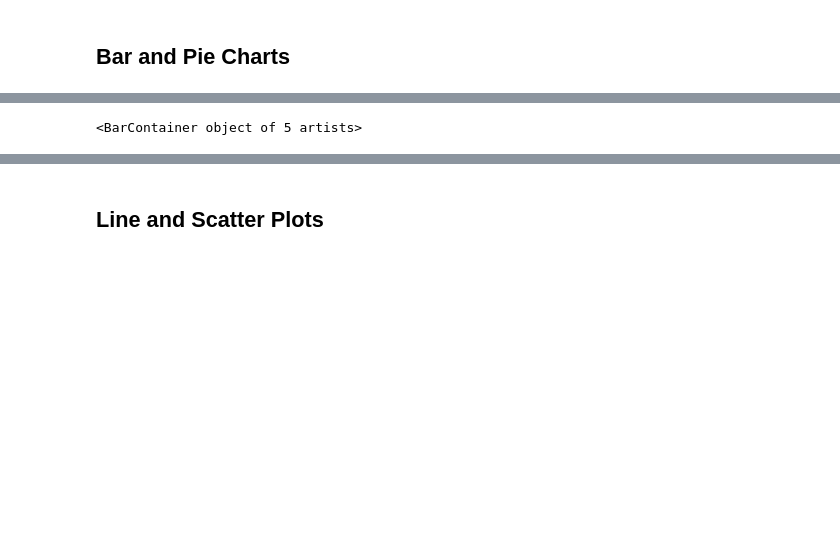
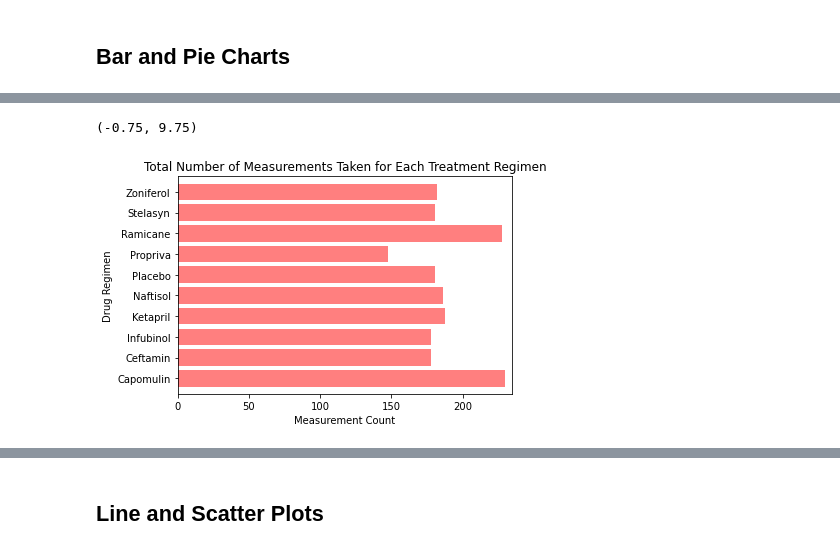
Before and after one commit to sajeanpage/boot_wk_07_matplotlib_challenge, a Jupyter notebook: Pymaceuticals/pymaceuticals.ipynb, the cells around one changed output, grey strips where cells are left out. Cells and saved outputs as stored; diff of their text form; code cells hidden in the pictures; blank space fills up the shorter version.

```diff
--- a/Pymaceuticals/pymaceuticals.ipynb
+++ b/Pymaceuticals/pymaceuticals.ipynb
@@ -158,6 +156,15 @@ Text(0.5, 1.0, 'Total Number of Measurements Taken for Each Treatment Regimen')
 # %%
-users = [13000, 26000, 52000, 30000, 9000]
-x_axis = np.arange(len(users))
-plt.bar(x_axis, users, color='r', alpha=0.5, align="center")
+# plot bars using Matplotlib.
+measures = regimen_timepoints.values
+regimen = regimen_timepoints.index
+
+plt.barh(regimen, measures, color='r', alpha=0.5, align="center")
+
+plt.title("Total Number of Measurements Taken for Each Treatment Regimen")
+plt.xlabel("Measurement Count")
+plt.ylabel("Drug Regimen")
+plt.xlim(0, max(measures) + 5)
+plt.ylim(-0.75, len(regimen)-.25)
 # %% [output]
-<BarContainer object of 5 artists>
+(-0.75, 9.75)
+[figure, added]
```
Also changed, not shown: parts of 13 cells of this notebook.
